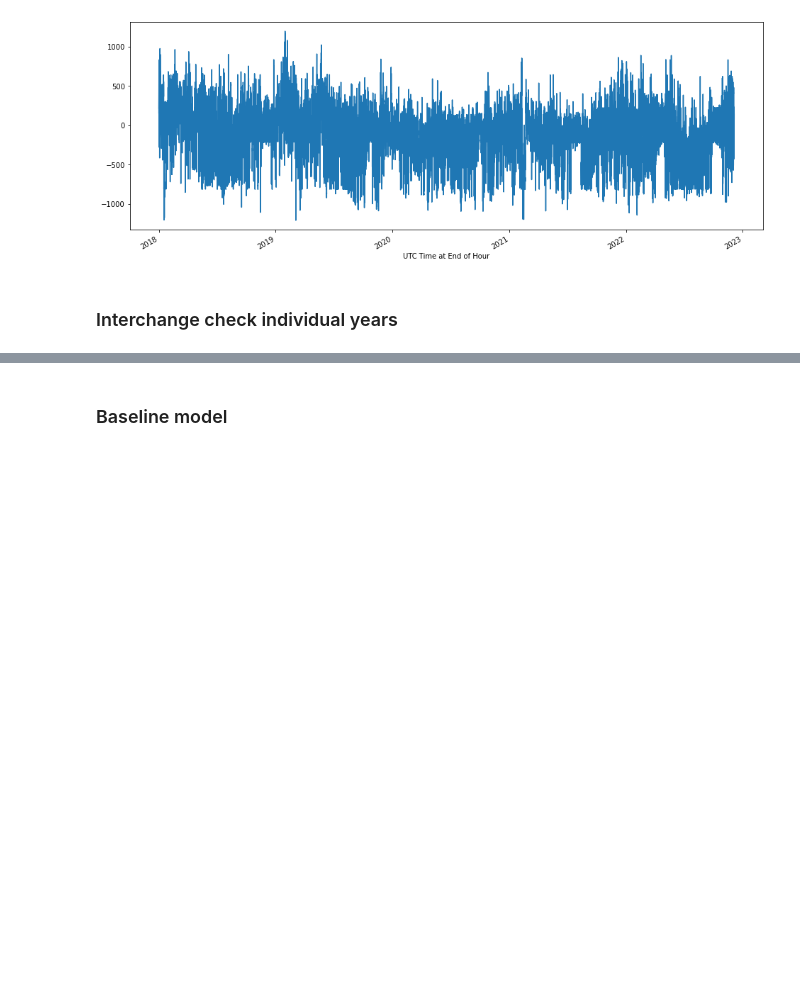
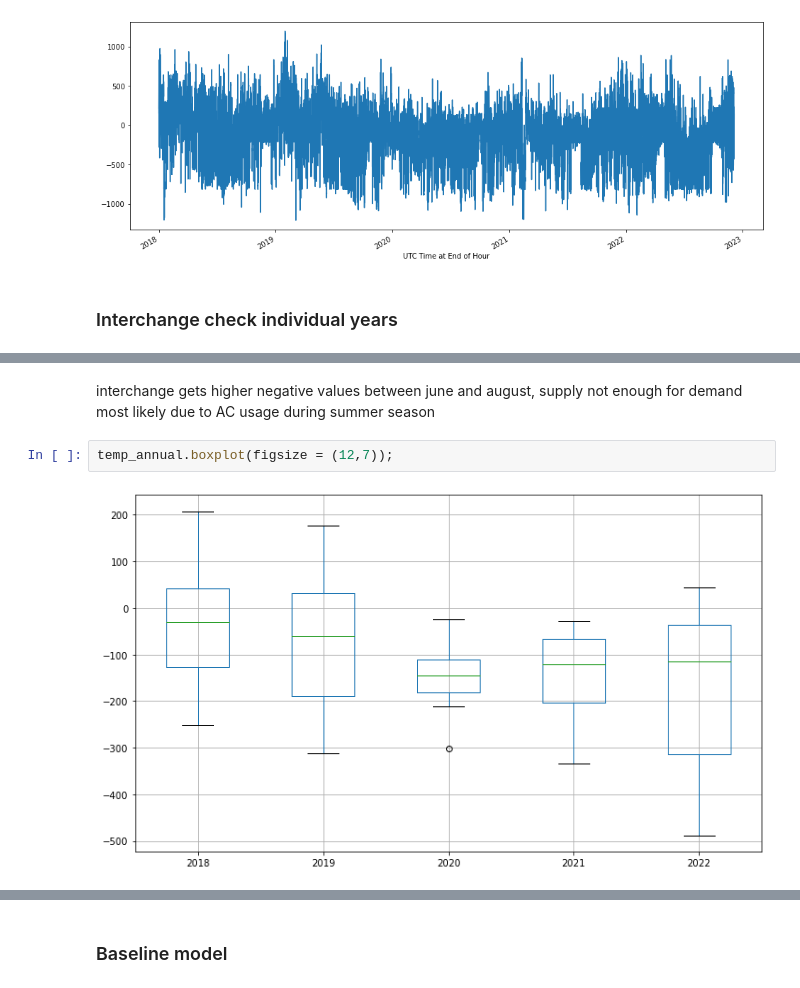
Before and after one commit to JuanMa894/Texas-Power-forecasting-timeseries, a Jupyter notebook: Notebooks/juan-notebook.ipynb, the cells around one changed output, grey strips where cells are left out. Saved outputs shown, nothing was run; the diff lists cells and outputs as text; blank space fills up the shorter version.

```diff
--- a/Notebooks/juan-notebook.ipynb
+++ b/Notebooks/juan-notebook.ipynb
@@ -248,0 +255,6 @@ daily.loc[daily['Total Interchange (MW)'] == np.nan]
+# %% [markdown]
+interchange gets higher negative values between june and august, supply not enough for demand most likely due to AC usage during summer season
+# %%
+temp_annual.boxplot(figsize = (12,7));
+# %% [output]
+[figure, added]
```
Also changed, not shown: parts of 12 cells of this notebook.
